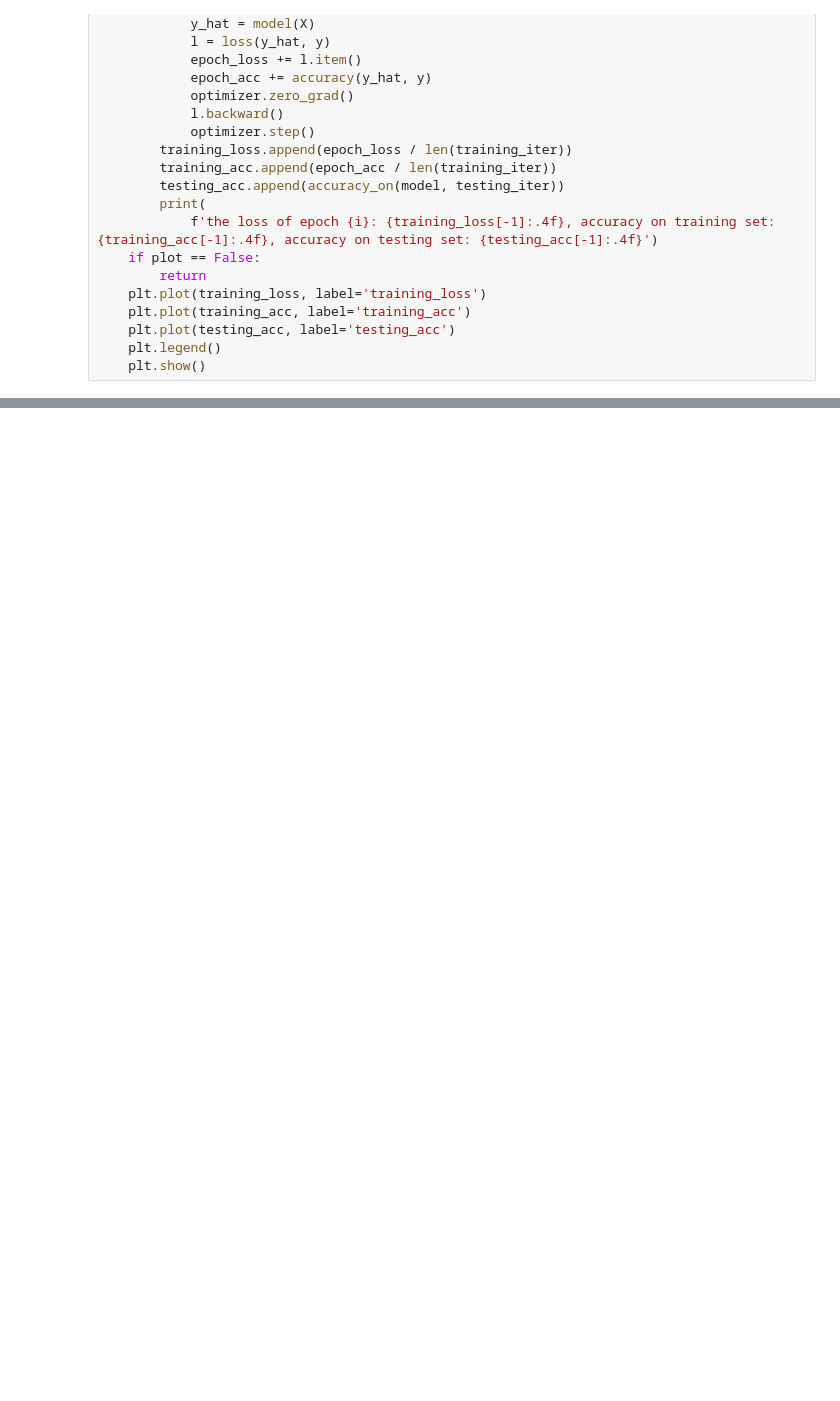
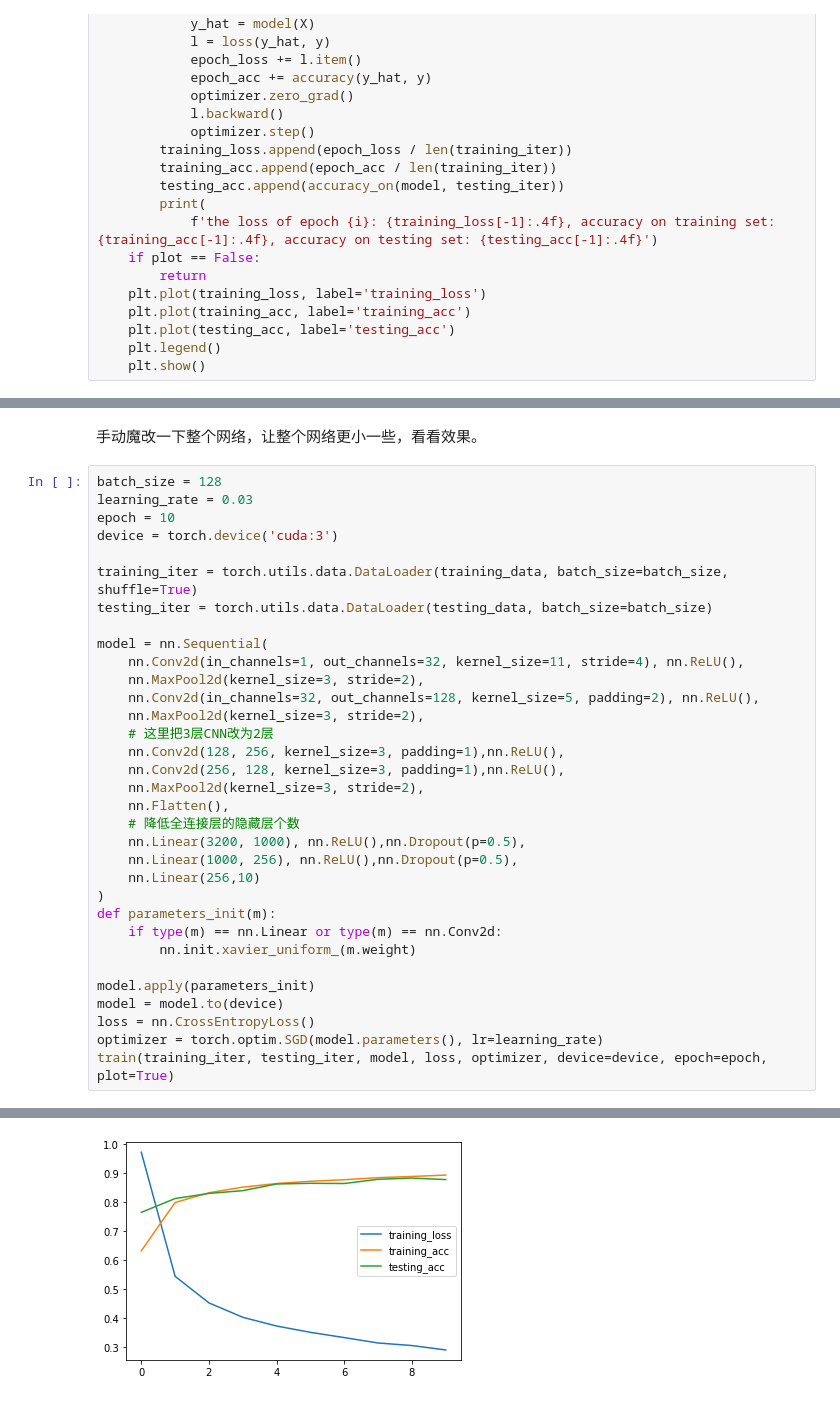
Before and after one commit to ronnyyoung/python-machine-learning, a Jupyter notebook: deep-learning/pytorch-notes/cnn_networks.ipynb, the cells around one changed output, grey strips where cells are left out. Drawn from its saved outputs; the diff is of its cells as text; blank space fills up the shorter version.

```diff
--- a/deep-learning/pytorch-notes/cnn_networks.ipynb
+++ b/deep-learning/pytorch-notes/cnn_networks.ipynb
@@ -132,0 +297,36 @@ the loss of epoch 19: 0.2575, accuracy on training set: 0.9035, accuracy on test
+# %% [markdown]
+手动魔改一下整个网络，让整个网络更小一些，看看效果。
+# %%
+batch_size = 128
+learning_rate = 0.03
+epoch = 10
+device = torch.device('cuda:3')
+
+training_iter = torch.utils.data.DataLoader(training_data, batch_size=batch_size, shuffle=True)
+testing_iter = torch.utils.data.DataLoader(testing_data, batch_size=batch_size)
+
+model = nn.Sequential(
+    nn.Conv2d(in_channels=1, out_channels=32, kernel_size=11, stride=4), nn.ReLU(),
+    nn.MaxPool2d(kernel_size=3, stride=2),
+    nn.Conv2d(in_channels=32, out_channels=128, kernel_size=5, padding=2), nn.ReLU(),
+    nn.MaxPool2d(kernel_size=3, stride=2),
+    # 这里把3层CNN改为2层
+    nn.Conv2d(128, 256, kernel_size=3, padding=1),nn.ReLU(),
+    nn.Conv2d(256, 128, kernel_size=3, padding=1),nn.ReLU(),
+    nn.MaxPool2d(kernel_size=3, stride=2),
+    nn.Flatten(),
+    # 降低全连接层的隐藏层个数
+    nn.Linear(3200, 1000), nn.ReLU(),nn.Dropout(p=0.5),
+    nn.Linear(1000, 256), nn.ReLU(),nn.Dropout(p=0.5),
+    nn.Linear(256,10)
+)
+def parameters_init(m):
+    if type(m) == nn.Linear or type(m) == nn.Conv2d:
+        nn.init.xavier_uniform_(m.weight)
+
+model.apply(parameters_init)
+model = model.to(device)
+loss = nn.CrossEntropyLoss()
+optimizer = torch.optim.SGD(model.parameters(), lr=learning_rate)
+train(training_iter, testing_iter, model, loss, optimizer, device=device, epoch=epoch, plot=True)
+# %% [output]
@@ -132,0 +343 @@ the loss of epoch 19: 0.2575, accuracy on training set: 0.9035, accuracy on test
+[figure, added]
```
Also changed, not shown: parts of 14 cells of this notebook, 1 other file.
